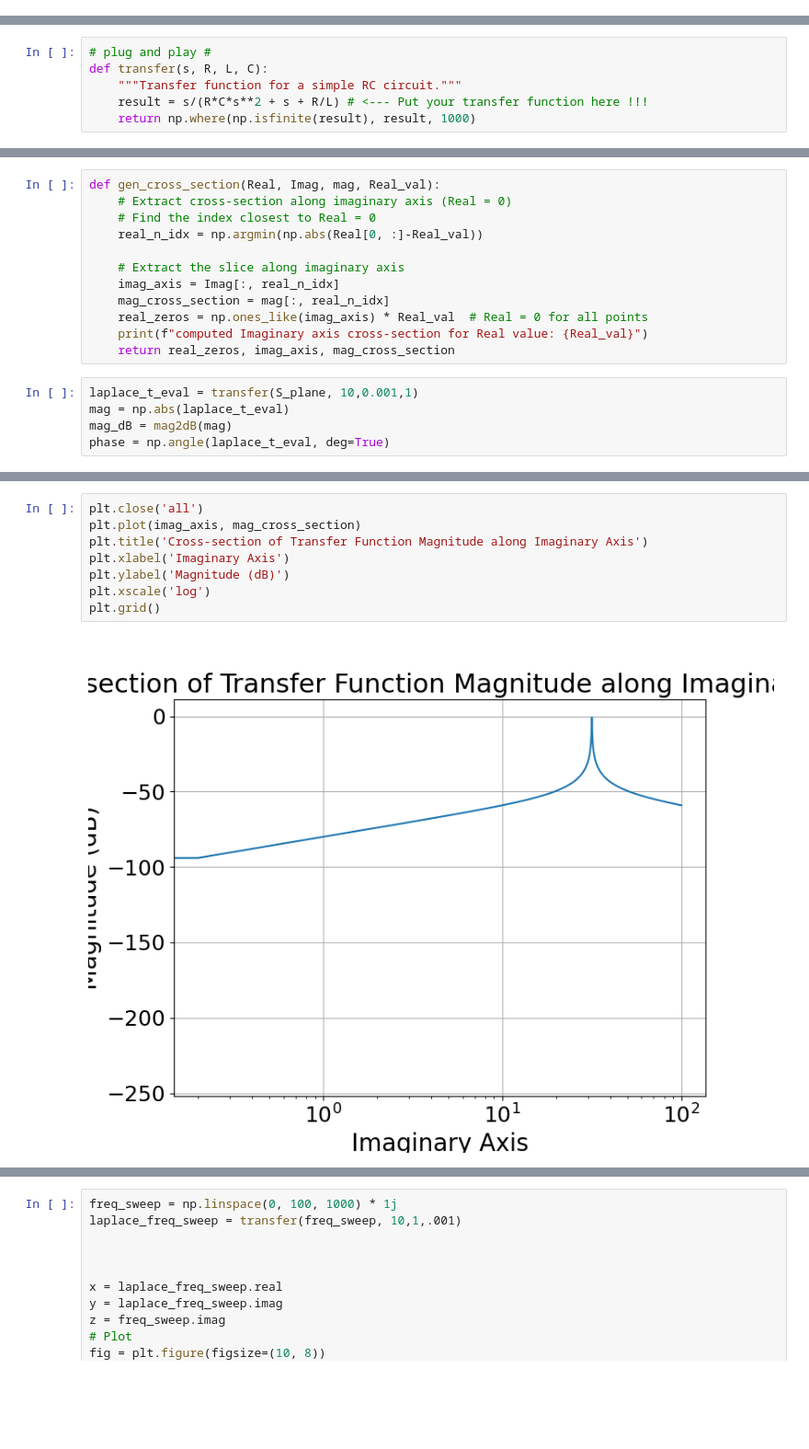
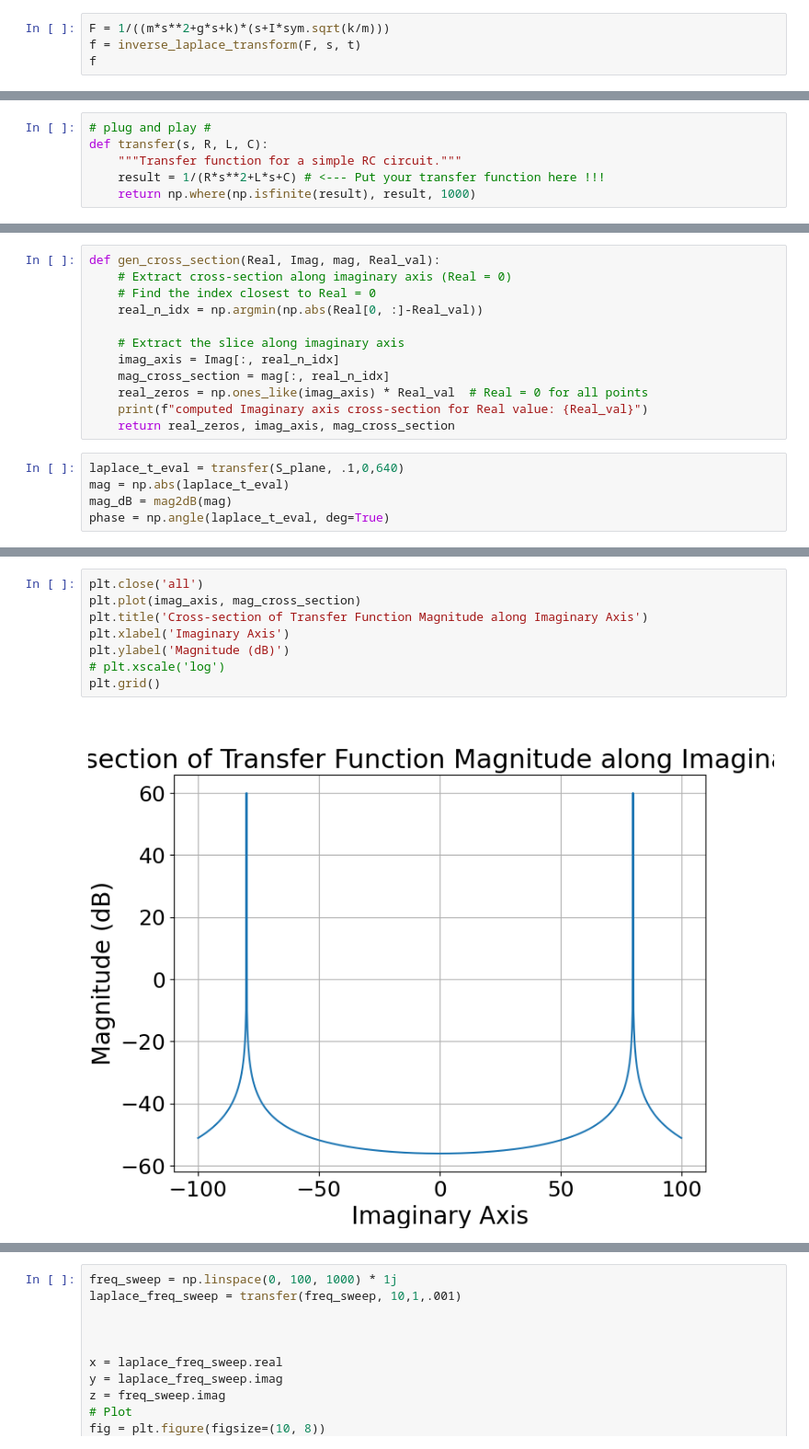
Before and after one commit to ForestTschirhart/s_plane_visualization, a Jupyter notebook: laplace_xplor.ipynb, the cells around one changed output, grey strips where cells are left out. Shown at 92% size. Saved outputs shown, nothing was run; the diff lists cells and outputs as text; blank space fills up the shorter version.

Commit message:
fixed mislabeled transfer funcs and added some new ones

```diff
--- a/laplace_xplor.ipynb
+++ b/laplace_xplor.ipynb
@@ -36,3 +43,7 @@ $$V_R: \frac{s}{s^2L/R+s+1/RC}$$
 LC Tank:</div>
 
 $$V_R: \frac{s}{s^2RC+s+R/L}$$
+# %%
+F = 1/((m*s**2+g*s+k)*(s+I*sym.sqrt(k/m)))
+f = inverse_laplace_transform(F, s, t)
+f
@@ -40,7 +53,7 @@ $$V_R: \frac{s}{s^2RC+s+R/L}$$
 # plug and play #
 def transfer(s, R, L, C):
     """Transfer function for a simple RC circuit."""
-    result = s/(R*C*s**2 + s + R/L) # <--- Put your transfer function here !!!
+    result = 1/(R*s**2+L*s+C) # <--- Put your transfer function here !!!
     return np.where(np.isfinite(result), result, 1000)
 # %%
 def create_complex_plane(real_range=(-5, 5), imag_range=(-5, 5), points=(100, 100)):
@@ -71,7 +84,7 @@ def gen_cross_section(Real, Imag, mag, Real_val):
     print(f"computed Imaginary axis cross-section for Real value: {Real_val}")
     return real_zeros, imag_axis, mag_cross_section
 # %%
-laplace_t_eval = transfer(S_plane, 10,0.001,1)
+laplace_t_eval = transfer(S_plane, .1,0,640)
 mag = np.abs(laplace_t_eval)
 mag_dB = mag2dB(mag)
 phase = np.angle(laplace_t_eval, deg=True)
@@ -114,13 +127,13 @@ Text(0.5, 0, '|H(s)|')
 # %%
 plt.close('all')
 plt.plot(imag_axis, mag_cross_section)
 plt.title('Cross-section of Transfer Function Magnitude along Imaginary Axis')
 plt.xlabel('Imaginary Axis')
 plt.ylabel('Magnitude (dB)')
-plt.xscale('log')
+# plt.xscale('log')
 plt.grid()
 # %% [output]
-[figure, old version]
+[figure, new version]
 # %%
 plt.close('all')  # Close any existing plots
 
```
Also changed, not shown: parts of 6 cells of this notebook.
